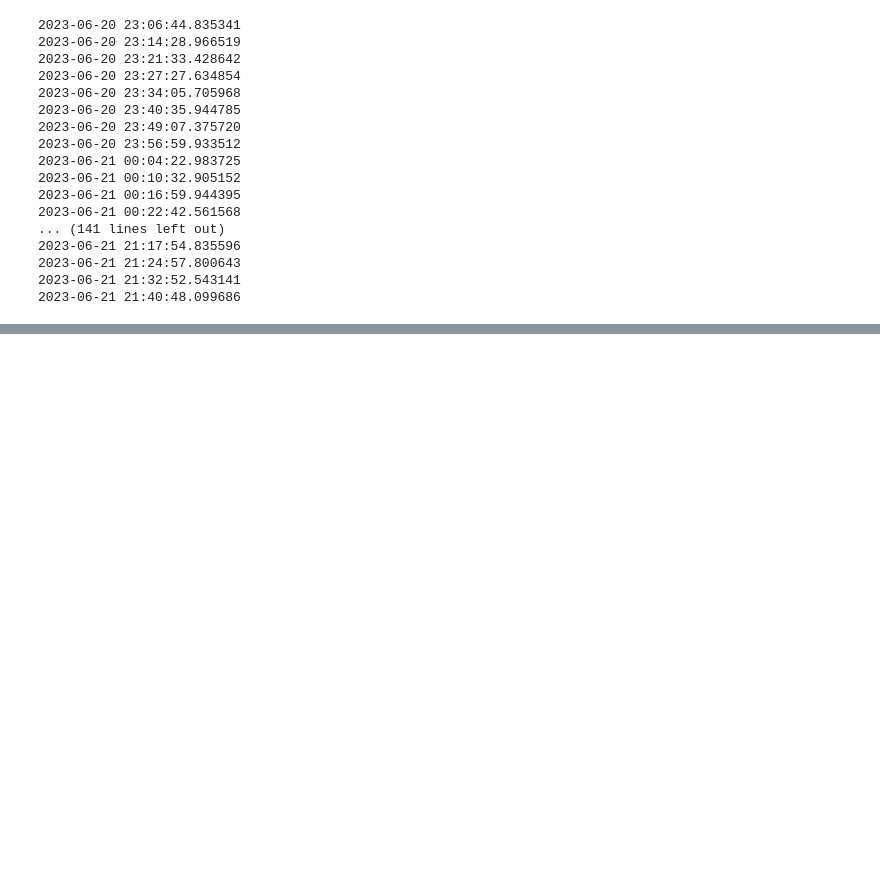
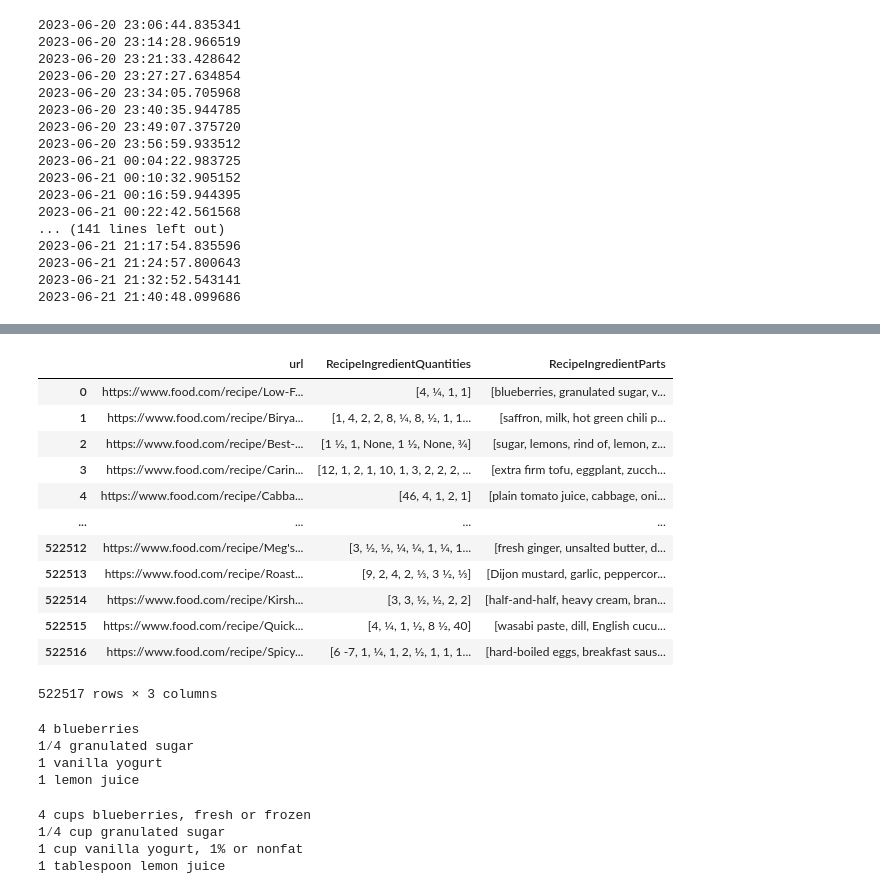
Before and after one commit to amirkiaml/DeepChef-BSTN-Capstone, a Jupyter notebook: Part 2 - Scraping www.food.com.ipynb, the cells around one changed output, grey strips where cells are left out. Cells and saved outputs as stored; diff of their text form; code cells hidden in the pictures; blank space fills up the shorter version.

```diff
--- a/Part 2 - Scraping www.food.com.ipynb
+++ b/Part 2 - Scraping www.food.com.ipynb
@@ -22,0 +59,3 @@ recipes = pd.read_parquet('recipes.parquet')
+# %%
+recipes['url']= recipes['Name'].apply(lambda x: x.replace(' ','-')+'-')
+recipes['url']
@@ -22,0 +75,3 @@ recipes = pd.read_parquet('recipes.parquet')
+# %%
+recipes['url'] = recipes[['url', 'RecipeId']].apply(lambda x: 'https://www.food.com/recipe/' + x['url'] + str(int(x['RecipeId'])), axis=1)
+recipes['url']
@@ -88,6 +165,6 @@ df.sample(2)
 | 135813 | 142553.0 | Spinach Pasta Rolls | 89831 | Kittencalrecipezazz | PT45M | PT1H | PT1H45M | 2005-10-24 16:20:00+00:00 | This recipe goes back years, and ... | ... |
 | 411758 | 426857.0 | Healthy Single-Serve Key Lime Pie... | 1375473 | the80srule | PT5M | PT0S | PT5M | 2010-05-24 09:45:00+00:00 | Ok, not really key lime unless yo... | ... |
 # %%
-df['ingred_quants'] = df['RecipeId'].apply(lambda x: [])
-df['ingred_items'] = df['RecipeId'].apply(lambda x: [])
+recipes['ingred_quants'] = recipes['RecipeId'].apply(lambda x: [])
+recipes['ingred_items'] = recipes['RecipeId'].apply(lambda x: [])
 # %%
@@ -209,0 +268,32 @@ Now, make comparsions with the original columns of the `Receipes` dataframe (`Re
+# %%
+recipes[['url', 'RecipeIngredientQuantities', 'RecipeIngredientParts']]
+# %% [output]
+|  | url | RecipeIngredientQuantities | RecipeIngredientParts |
+| 0 | https://www.food.com/recipe/Low-F... | [4, 1⁄4, 1, 1] | [blueberries, granulated sugar, v... |
+| 1 | https://www.food.com/recipe/Birya... | [1, 4, 2, 2, 8, 1⁄4, 8, 1⁄2, 1, 1... | [saffron, milk, hot green chili p... |
+| 2 | https://www.food.com/recipe/Best-... | [1 1⁄2, 1, None, 1 1⁄2, None, 3⁄4] | [sugar, lemons, rind of, lemon, z... |
+| 3 | https://www.food.com/recipe/Carin... | [12, 1, 2, 1, 10, 1, 3, 2, 2, 2, ... | [extra firm tofu, eggplant, zucch... |
+| 4 | https://www.food.com/recipe/Cabba... | [46, 4, 1, 2, 1] | [plain tomato juice, cabbage, oni... |
+| ... | ... | ... | ... |
+| 522512 | https://www.food.com/recipe/Meg's... | [3, 1⁄2, 1⁄2, 1⁄4, 1⁄4, 1, 1⁄4, 1... | [fresh ginger, unsalted butter, d... |
+| 522513 | https://www.food.com/recipe/Roast... | [9, 2, 4, 2, 1⁄3, 3 1⁄2, 1⁄3] | [Dijon mustard, garlic, peppercor... |
+| 522514 | https://www.food.com/recipe/Kirsh... | [3, 3, 1⁄2, 1⁄2, 2, 2] | [half-and-half, heavy cream, bran... |
+| 522515 | https://www.food.com/recipe/Quick... | [4, 1⁄4, 1, 1⁄2, 8 1⁄2, 40] | [wasabi paste, dill, English cucu... |
+| 522516 | https://www.food.com/recipe/Spicy... | [6 -7, 1, 1⁄4, 1, 2, 1⁄2, 1, 1, 1... | [hard-boiled eggs, breakfast saus... |
+522517 rows × 3 columns
+# %%
+for i,j in zip(recipes['RecipeIngredientQuantities'].iloc[0],recipes['RecipeIngredientParts'].iloc[0]):
+    print(f"{i} {j}")
+# %% [output]
+4 blueberries
+1⁄4 granulated sugar
+1 vanilla yogurt
+1 lemon juice
+# %%
+for i,j in zip(new_data['ingred_quants'].iloc[0],new_data['ingred_items'].iloc[0]):
+    print(f"{i} {j}")
+# %% [output]
+4 cups blueberries, fresh or frozen
+1⁄4 cup granulated sugar
+1 cup vanilla yogurt, 1% or nonfat
+1 tablespoon lemon juice
```
Also changed, not shown: parts of 34 cells of this notebook.
